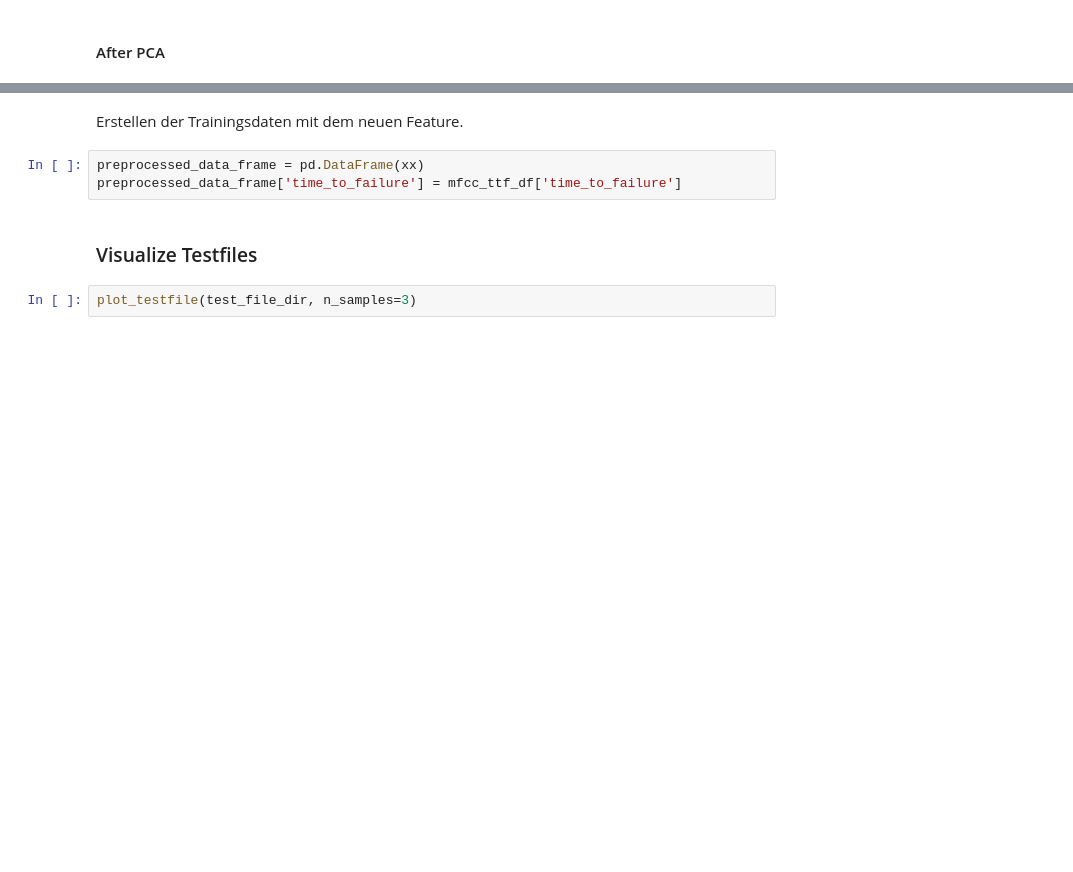
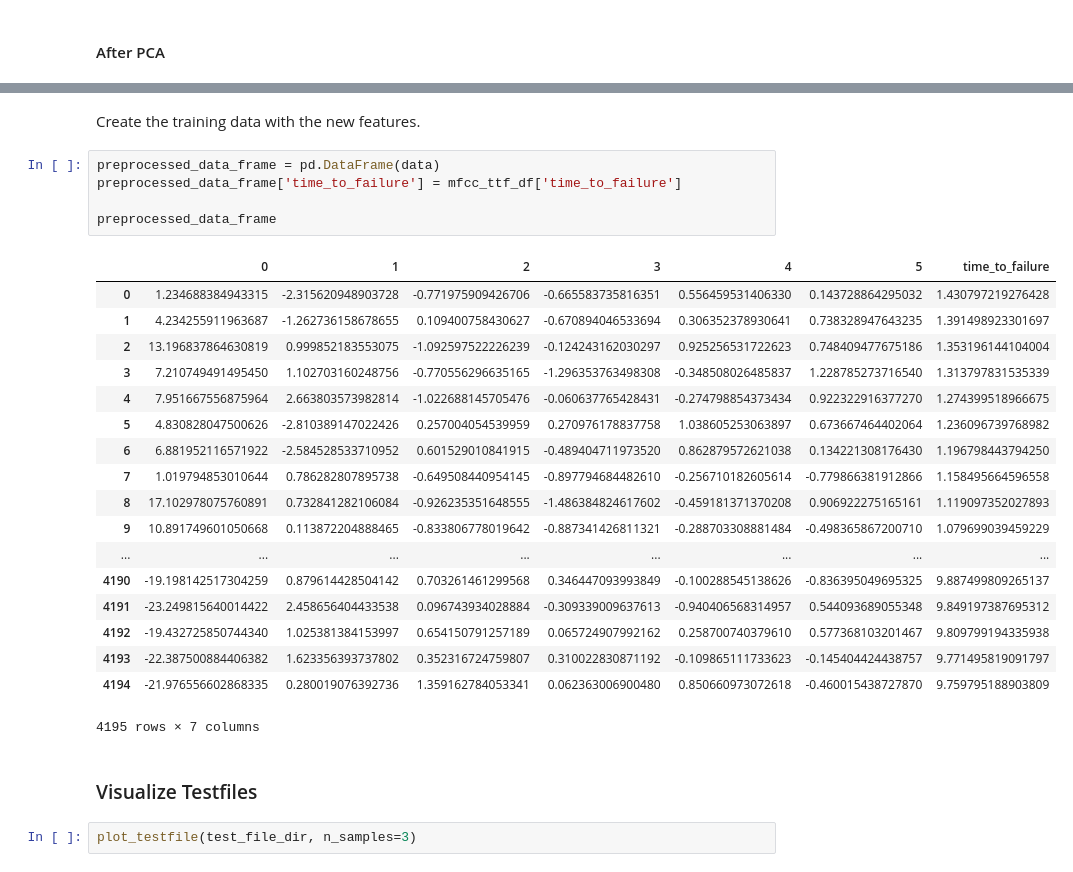
Before and after one commit to tobiassteidle/MLND_Capstone, a Jupyter notebook: MLND_Capstone.ipynb, the cells around one changed output, grey strips where cells are left out. Drawn from its saved outputs; the diff is of its cells as text; blank space fills up the shorter version.

```diff
--- a/MLND_Capstone.ipynb
+++ b/MLND_Capstone.ipynb
@@ -172,11 +165,32 @@ xx[:2000].plot(ax=ax2, legend=True)
 plt.show()
 # %% [output]
 [figure]
-# %% [markdown]
-Erstellen der Trainingsdaten mit dem neuen Feature.
+# %% [markdown]
+Create the training data with the new features.
 # %%
-preprocessed_data_frame = pd.DataFrame(xx)
+preprocessed_data_frame = pd.DataFrame(data)
 preprocessed_data_frame['time_to_failure'] = mfcc_ttf_df['time_to_failure']
+
+preprocessed_data_frame
+# %% [output]
+|  | 0 | 1 | 2 | 3 | 4 | 5 | time_to_failure |
+| 0 | 1.234688384943315 | -2.315620948903728 | -0.771975909426706 | -0.665583735816351 | 0.556459531406330 | 0.143728864295032 | 1.430797219276428 |
+| 1 | 4.234255911963687 | -1.262736158678655 | 0.109400758430627 | -0.670894046533694 | 0.306352378930641 | 0.738328947643235 | 1.391498923301697 |
+| 2 | 13.196837864630819 | 0.999852183553075 | -1.092597522226239 | -0.124243162030297 | 0.925256531722623 | 0.748409477675186 | 1.353196144104004 |
+| 3 | 7.210749491495450 | 1.102703160248756 | -0.770556296635165 | -1.296353763498308 | -0.348508026485837 | 1.228785273716540 | 1.313797831535339 |
+| 4 | 7.951667556875964 | 2.663803573982814 | -1.022688145705476 | -0.060637765428431 | -0.274798854373434 | 0.922322916377270 | 1.274399518966675 |
+| 5 | 4.830828047500626 | -2.810389147022426 | 0.257004054539959 | 0.270976178837758 | 1.038605253063897 | 0.673667464402064 | 1.236096739768982 |
+| 6 | 6.881952116571922 | -2.584528533710952 | 0.601529010841915 | -0.489404711973520 | 0.862879572621038 | 0.134221308176430 | 1.196798443794250 |
+| 7 | 1.019794853010644 | 0.786282807895738 | -0.649508440954145 | -0.897794684482610 | -0.256710182605614 | -0.779866381912866 | 1.158495664596558 |
+| 8 | 17.102978075760891 | 0.732841282106084 | -0.926235351648555 | -1.486384824617602 | -0.459181371370208 | 0.906922275165161 | 1.119097352027893 |
+| 9 | 10.891749601050668 | 0.113872204888465 | -0.833806778019642 | -0.887341426811321 | -0.288703308881484 | -0.498365867200710 | 1.079699039459229 |
+| ... | ... | ... | ... | ... | ... | ... | ... |
+| 4190 | -19.198142517304259 | 0.879614428504142 | 0.703261461299568 | 0.346447093993849 | -0.100288545138626 | -0.836395049695325 | 9.887499809265137 |
+| 4191 | -23.249815640014422 | 2.458656404433538 | 0.096743934028884 | -0.309339009637613 | -0.940406568314957 | 0.544093689055348 | 9.849197387695312 |
+| 4192 | -19.432725850744340 | 1.025381384153997 | 0.654150791257189 | 0.065724907992162 | 0.258700740379610 | 0.577368103201467 | 9.809799194335938 |
+| 4193 | -22.387500884406382 | 1.623356393737802 | 0.352316724759807 | 0.310022830871192 | -0.109865111733623 | -0.145404424438757 | 9.771495819091797 |
+| 4194 | -21.976556602868335 | 0.280019076392736 | 1.359162784053341 | 0.062363006900480 | 0.850660973072618 | -0.460015438727870 | 9.759795188903809 |
+4195 rows × 7 columns
 # %% [markdown]
 ### Visualize Testfiles
 # %%
```
Also changed, not shown: parts of 42 cells of this notebook, 6 other files.
